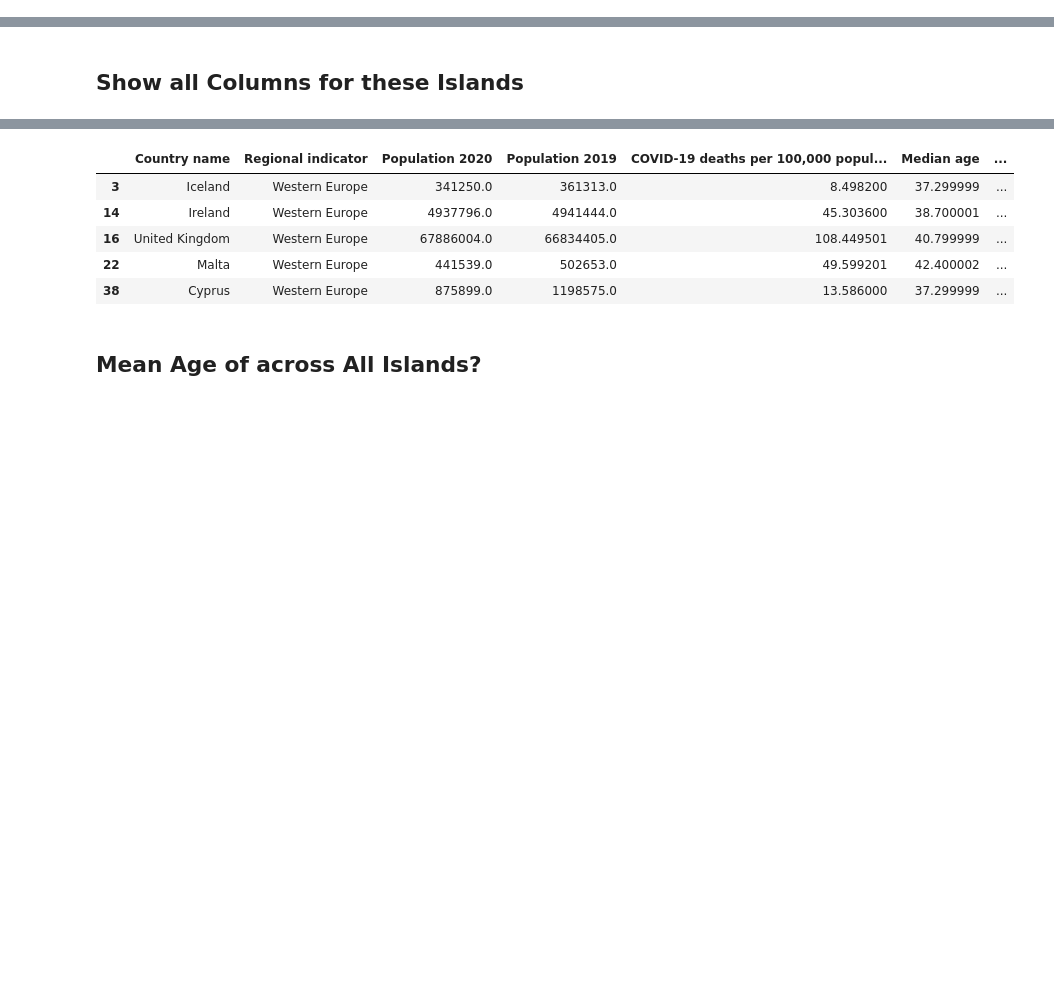
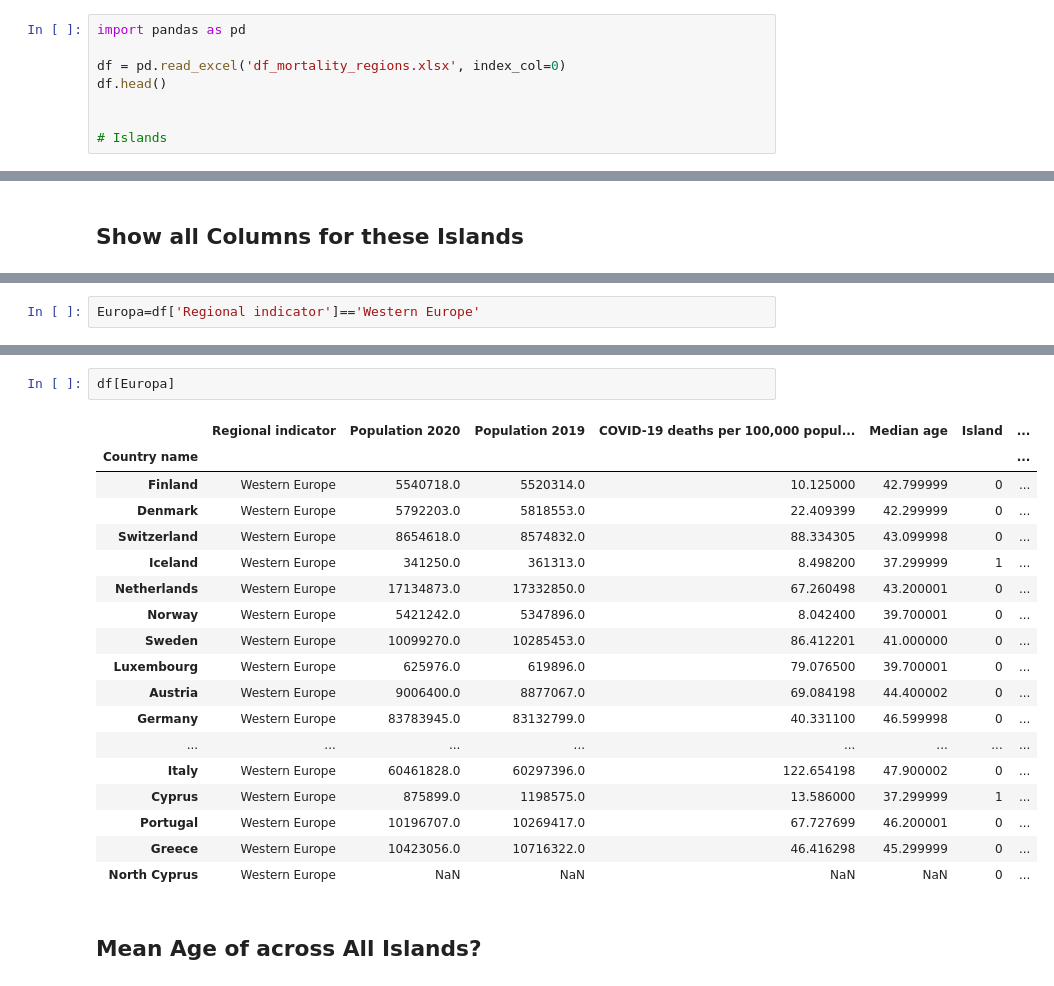
Before and after one commit to suarezpaz/machine-learning-program, a Jupyter notebook: #01. Data Tables & Basic Concepts of Programming/01practice.ipynb, the cells around one changed output, grey strips where cells are left out. Saved outputs shown, nothing was run; the diff lists cells and outputs as text; blank space fills up the shorter version.

```diff
--- a/#01. Data Tables & Basic Concepts of Programming/01practice.ipynb
+++ b/#01. Data Tables & Basic Concepts of Programming/01practice.ipynb
@@ -42,0 +27,8 @@ df.head()
+# %%
+import pandas as pd
+
+df = pd.read_excel('df_mortality_regions.xlsx', index_col=0)
+df.head()
+
+
+# Islands
@@ -67,0 +316,2 @@ Name: Island, dtype: int64
+# %%
+Europa=df['Regional indicator']=='Western Europe'
@@ -68,10 +351,23 @@ Name: Island, dtype: int64
 # %%
+df[Europa]
 # %% [output]
-|  | Country name | Regional indicator | Population 2020 | Population 2019 | COVID-19 deaths per 100,000 popul... | Median age | ... |
-| 3 | Iceland | Western Europe | 341250.0 | 361313.0 | 8.498200 | 37.299999 | ... |
-| 14 | Ireland | Western Europe | 4937796.0 | 4941444.0 | 45.303600 | 38.700001 | ... |
-| 16 | United Kingdom | Western Europe | 67886004.0 | 66834405.0 | 108.449501 | 40.799999 | ... |
-| 22 | Malta | Western Europe | 441539.0 | 502653.0 | 49.599201 | 42.400002 | ... |
-| 38 | Cyprus | Western Europe | 875899.0 | 1198575.0 | 13.586000 | 37.299999 | ... |
+|  | Regional indicator | Population 2020 | Population 2019 | COVID-19 deaths per 100,000 popul... | Median age | Island | ... |
+| Country name |  |  |  |  |  |  | ... |
+| Finland | Western Europe | 5540718.0 | 5520314.0 | 10.125000 | 42.799999 | 0 | ... |
+| Denmark | Western Europe | 5792203.0 | 5818553.0 | 22.409399 | 42.299999 | 0 | ... |
+| Switzerland | Western Europe | 8654618.0 | 8574832.0 | 88.334305 | 43.099998 | 0 | ... |
+| Iceland | Western Europe | 341250.0 | 361313.0 | 8.498200 | 37.299999 | 1 | ... |
+| Netherlands | Western Europe | 17134873.0 | 17332850.0 | 67.260498 | 43.200001 | 0 | ... |
+| Norway | Western Europe | 5421242.0 | 5347896.0 | 8.042400 | 39.700001 | 0 | ... |
+| Sweden | Western Europe | 10099270.0 | 10285453.0 | 86.412201 | 41.000000 | 0 | ... |
+| Luxembourg | Western Europe | 625976.0 | 619896.0 | 79.076500 | 39.700001 | 0 | ... |
+| Austria | Western Europe | 9006400.0 | 8877067.0 | 69.084198 | 44.400002 | 0 | ... |
+| Germany | Western Europe | 83783945.0 | 83132799.0 | 40.331100 | 46.599998 | 0 | ... |
+| ... | ... | ... | ... | ... | ... | ... | ... |
+| Italy | Western Europe | 60461828.0 | 60297396.0 | 122.654198 | 47.900002 | 0 | ... |
+| Cyprus | Western Europe | 875899.0 | 1198575.0 | 13.586000 | 37.299999 | 1 | ... |
+| Portugal | Western Europe | 10196707.0 | 10269417.0 | 67.727699 | 46.200001 | 0 | ... |
+| Greece | Western Europe | 10423056.0 | 10716322.0 | 46.416298 | 45.299999 | 0 | ... |
+| North Cyprus | Western Europe | NaN | NaN | NaN | NaN | 0 | ... |
 # %% [markdown]
 ## Mean Age of across All Islands?
```
Also changed, not shown: parts of 38 cells of this notebook, 4 other files.
